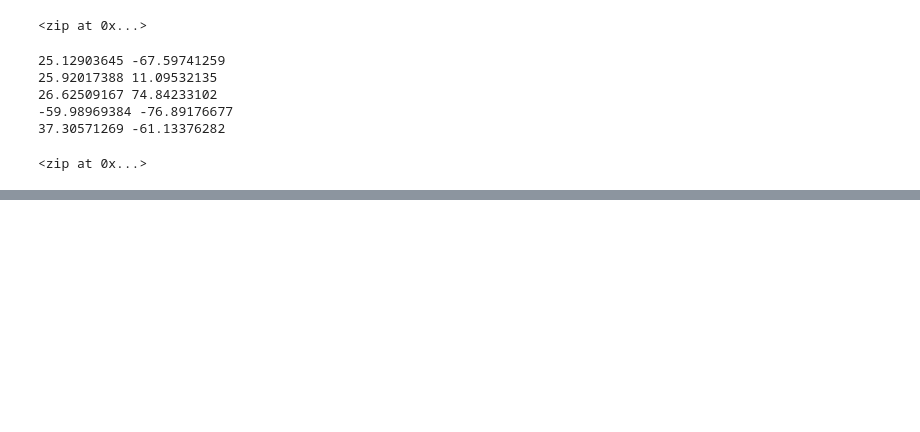
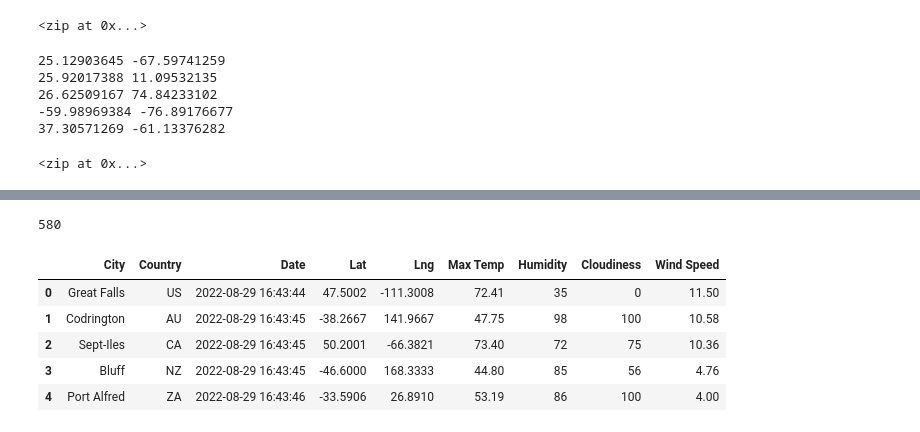
Before and after one commit to 40super/World_Weather_Analysis, a Jupyter notebook: WeatherPy.ipynb, the cells around one changed output, grey strips where cells are left out. Cells and saved outputs as stored; diff of their text form; code cells hidden in the pictures; blank space fills up the shorter version.

Commit message:
Parse Data

```diff
--- a/WeatherPy.ipynb
+++ b/WeatherPy.ipynb
@@ -51,0 +58,10 @@ len(cities)
+# %%
+city_data = []
+
+# Print the beginning of the logging.
+print("Beginning Data Retrieval     ")
+print("-----------------------------")
+
+# Create counters.
+record_count = 1
+set_count = 1
@@ -51,0 +71,11 @@ len(cities)
+# %%
+'''
+for i in range(len(cities)):
+    #Group cities in sets of 50 for loggin purposes
+    if(i % 50 == 0 and i >=50):
+        set_count += 1
+        record_count = 1
+        time.sleep(60)
+
+    city_url = url + "&q=" + cities[i]
+'''
@@ -51,0 +151,19 @@ len(cities)
+# %%
+len(city_data)
+# %% [output]
+580
+# %%
+city_data_df = pd.DataFrame(city_data)
+city_data_df.head(10)
+new_col_order = ["City", "Country", "Date", "Lat", "Lng", "Max Temp", "Humidity", "Cloudiness", "Wind Speed"]
+# %%
+city_data_df = city_data_df[new_col_order]
+# %%
+city_data_df.head()
+# %% [output]
+|  | City | Country | Date | Lat | Lng | Max Temp | Humidity | Cloudiness | Wind Speed |
+| 0 | Great Falls | US | 2022-08-29 16:43:44 | 47.5002 | -111.3008 | 72.41 | 35 | 0 | 11.50 |
+| 1 | Codrington | AU | 2022-08-29 16:43:45 | -38.2667 | 141.9667 | 47.75 | 98 | 100 | 10.58 |
+| 2 | Sept-Iles | CA | 2022-08-29 16:43:45 | 50.2001 | -66.3821 | 73.40 | 72 | 75 | 10.36 |
+| 3 | Bluff | NZ | 2022-08-29 16:43:45 | -46.6000 | 168.3333 | 44.80 | 85 | 56 | 4.76 |
+| 4 | Port Alfred | ZA | 2022-08-29 16:43:46 | -33.5906 | 26.8910 | 53.19 | 86 | 100 | 4.00 |
```
Also changed, not shown: parts of 6 cells of this notebook, 3 other files.
